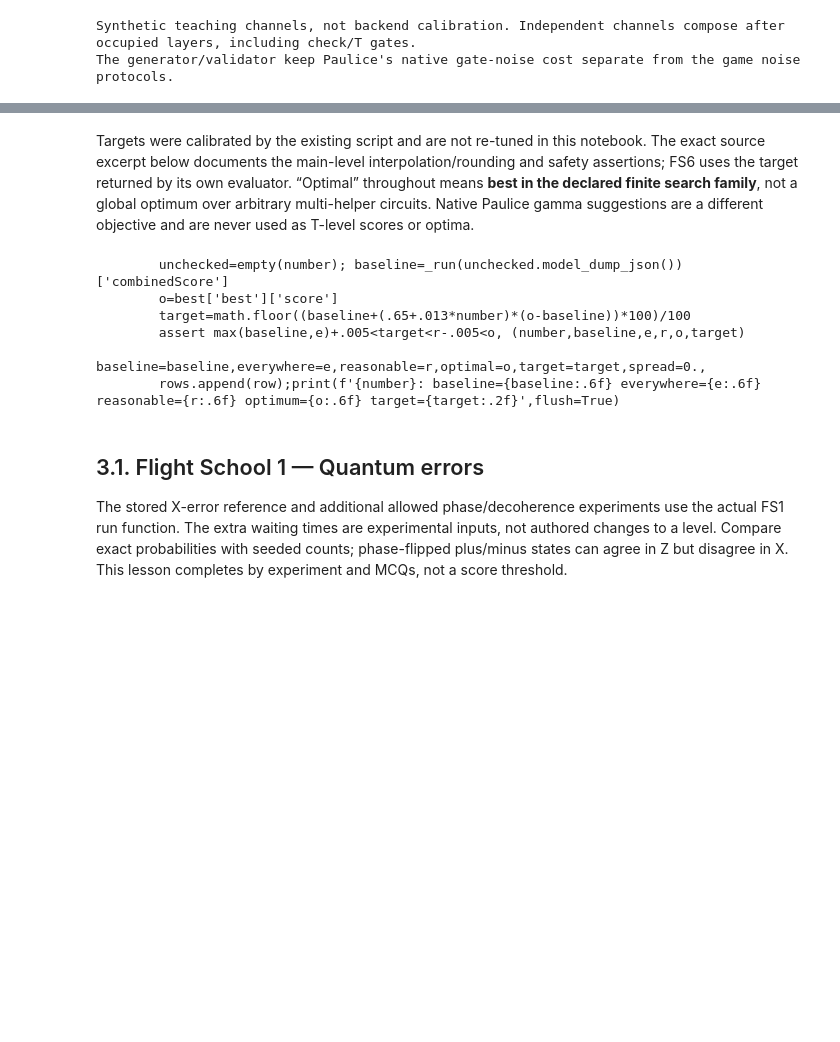
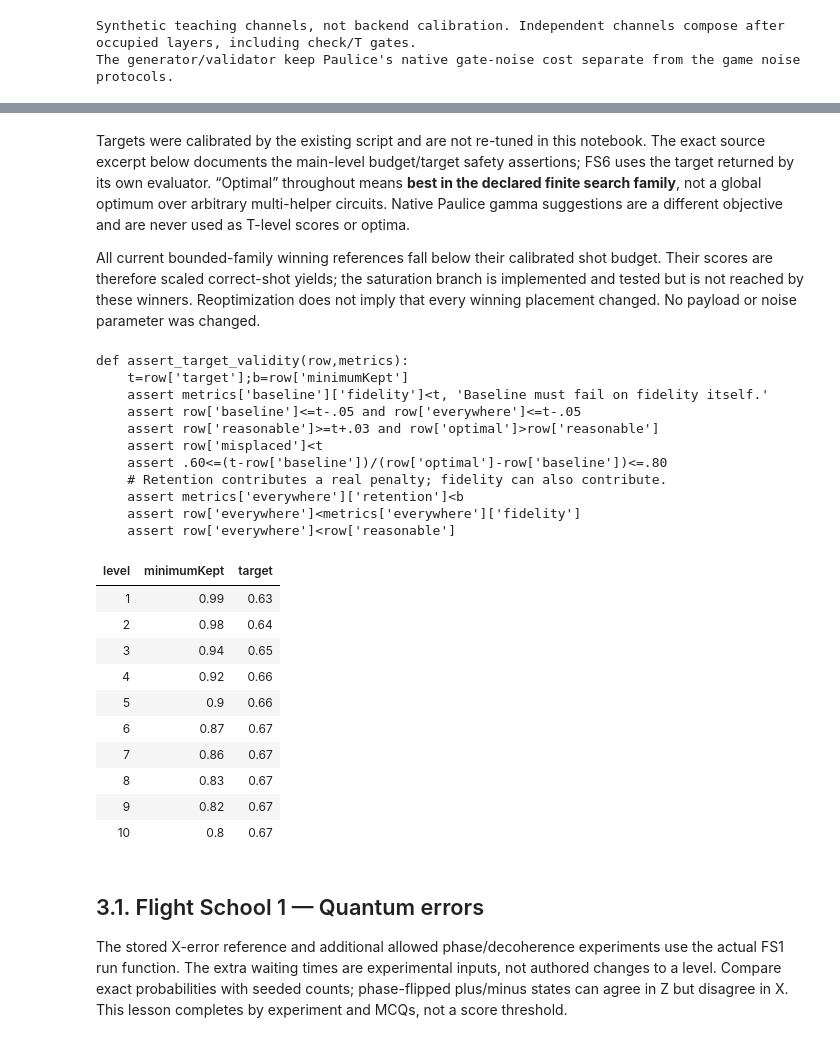
Before and after one commit to Shreyansh9878/Gamify-Error-Detection-with-Spacetime-Codes-SchrodingersHackers, a Jupyter notebook: notebooks/level_design_and_validation.ipynb, the cells around one changed output, grey strips where cells are left out. Drawn from its saved outputs; the diff is of its cells as text; code cells hidden in the pictures; blank space fills up the shorter version.

```diff
--- a/notebooks/level_design_and_validation.ipynb
+++ b/notebooks/level_design_and_validation.ipynb
@@ -127,17 +128,34 @@ Actual inverse-closing factors, including relative phase: [('cy', [1, 0]), ('z',
 # %% [markdown]
-Targets were calibrated by the existing script and are not re-tuned in this notebook. The exact source excerpt below documents the main-level interpolation/rounding and safety assertions; FS6 uses the target returned by its own evaluator. “Optimal” throughout means **best in the declared finite search family**, not a global optimum over arbitrary multi-helper circuits. Native Paulice gamma suggestions are a different objective and are never used as T-level scores or optima.
+Targets were calibrated by the existing script and are not re-tuned in this notebook. The exact source excerpt below documents the main-level budget/target safety assertions; FS6 uses the target returned by its own evaluator. “Optimal” throughout means **best in the declared finite search family**, not a global optimum over arbitrary multi-helper circuits. Native Paulice gamma suggestions are a different objective and are never used as T-level scores or optima.
+
+All current bounded-family winning references fall below their calibrated shot budget. Their scores are therefore scaled correct-shot yields; the saturation branch is implemented and tested but is not reached by these winners. Reoptimization does not imply that every winning placement changed. No payload or noise parameter was changed.
 # %%
-from scripts.validate_main_levels import calibrate
-lines=inspect.getsource(calibrate).splitlines()
-selected=[line for line in lines if any(word in line for word in ("target=", "assert max(baseline", "baseline=_run", "o=best"))]
-display(Code("\n".join(selected),language="python"))
+from scripts.validate_main_levels import assert_target_validity
+display(Code(inspect.getsource(assert_target_validity),language="python"))
+table([dict(level=row["id"], minimumKept=row["minimumKept"], target=row["target"]) for row in lab.REFERENCES["levels"]])
 # %% [output]
-        unchecked=empty(number); baseline=_run(unchecked.model_dump_json())['combinedScore']
-        o=best['best']['score']
-        target=math.floor((baseline+(.65+.013*number)*(o-baseline))*100)/100
-        assert max(baseline,e)+.005<target<r-.005<o, (number,baseline,e,r,o,target)
-                 baseline=baseline,everywhere=e,reasonable=r,optimal=o,target=target,spread=0.,
-        rows.append(row);print(f'{number}: baseline={baseline:.6f} everywhere={e:.6f} reasonable={r:.6f} optimum={o:.6f} target={target:.2f}',flush=True)
+def assert_target_validity(row,metrics):
+    t=row['target'];b=row['minimumKept']
+    assert metrics['baseline']['fidelity']<t, 'Baseline must fail on fidelity itself.'
+    assert row['baseline']<=t-.05 and row['everywhere']<=t-.05
+    assert row['reasonable']>=t+.03 and row['optimal']>row['reasonable']
+    assert row['misplaced']<t
+    assert .60<=(t-row['baseline'])/(row['optimal']-row['baseline'])<=.80
+    # Retention contributes a real penalty; fidelity can also contribute.
+    assert metrics['everywhere']['retention']<b
+    assert row['everywhere']<metrics['everywhere']['fidelity']
+    assert row['everywhere']<row['reasonable']
+| level | minimumKept | target |
+| 1 | 0.99 | 0.63 |
+| 2 | 0.98 | 0.64 |
+| 3 | 0.94 | 0.65 |
+| 4 | 0.92 | 0.66 |
+| 5 | 0.9 | 0.66 |
+| 6 | 0.87 | 0.67 |
+| 7 | 0.86 | 0.67 |
+| 8 | 0.83 | 0.67 |
+| 9 | 0.82 | 0.67 |
+| 10 | 0.8 | 0.67 |
 # %% [markdown]
 <a id="fs1"></a>
 ## 3.1. Flight School 1 — Quantum errors
```
Also changed, not shown: parts of 17 cells of this notebook, 9 other files.
